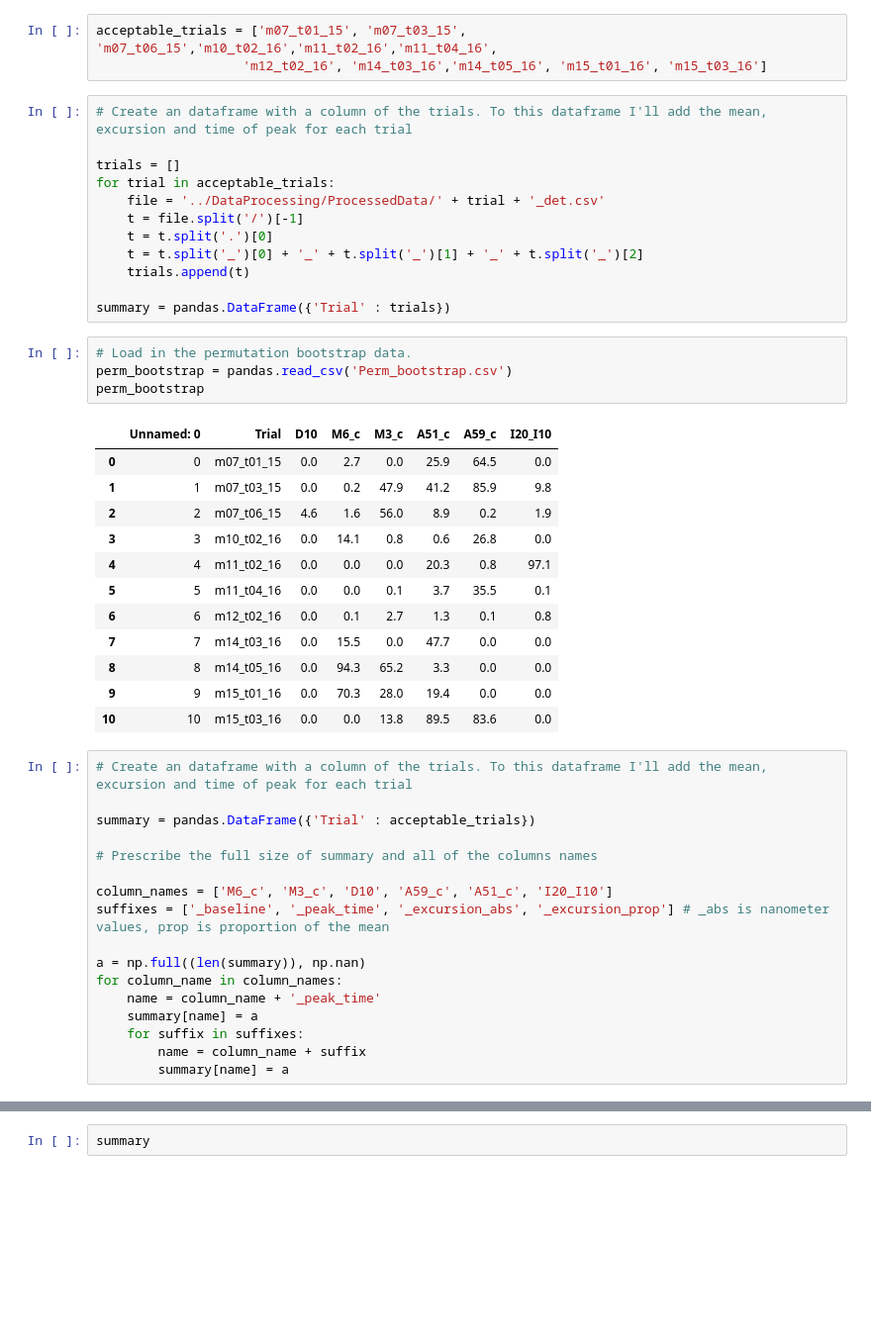
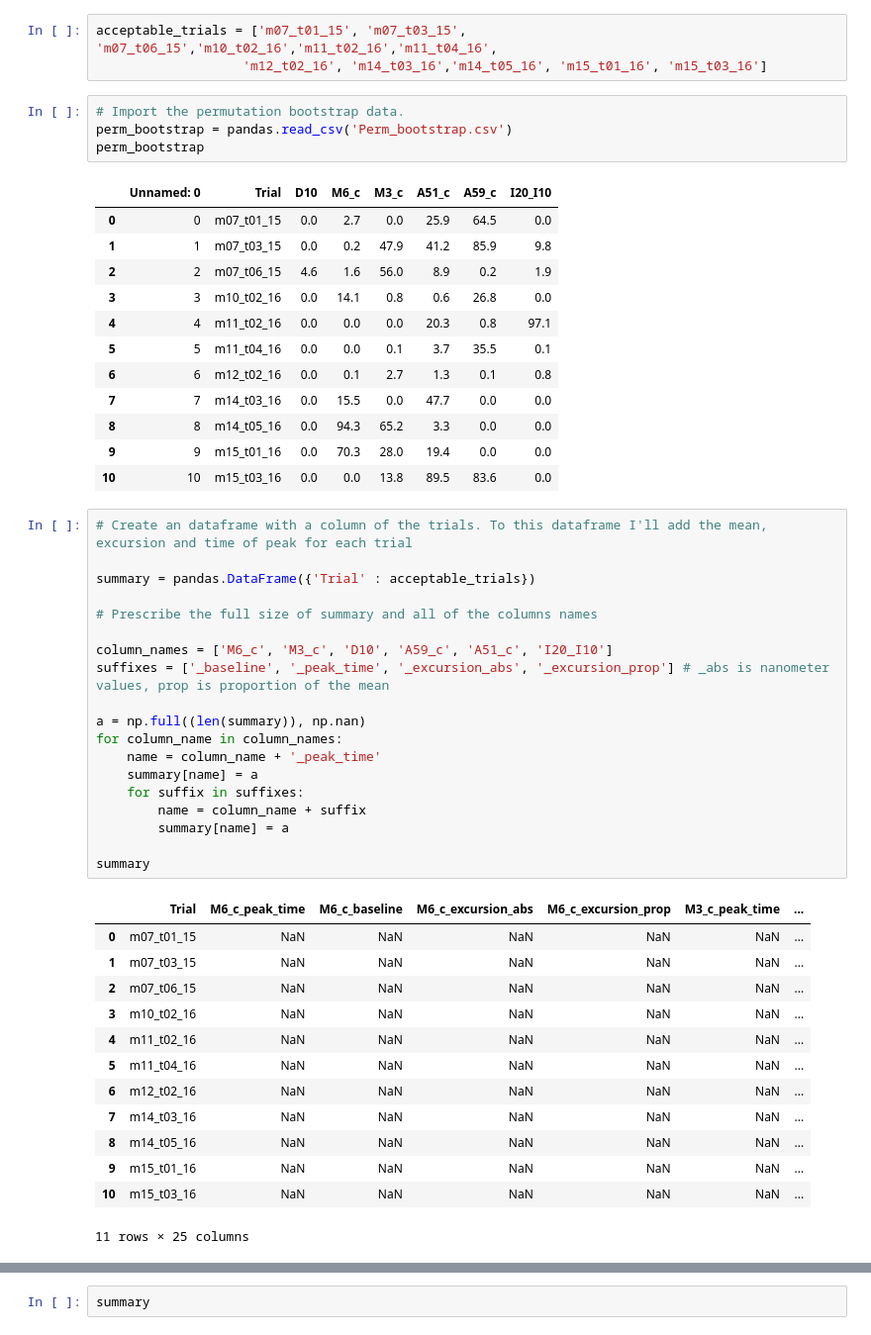
Before and after one commit to SageMay/In_vivo_Myofilament_Lattice_Kinematics, a Jupyter notebook: Analysis/Summary_DataFrame.ipynb, the cells around one changed output, grey strips where cells are left out. Shown: that part at 99% size. Saved outputs shown, nothing was run; the diff lists cells and outputs as text; blank space fills up the shorter version.

```diff
--- a/Analysis/Summary_DataFrame.ipynb
+++ b/Analysis/Summary_DataFrame.ipynb
@@ -21,20 +22,8 @@ matplotlib_axes_logger.setLevel('ERROR')
 # %%
 acceptable_trials = ['m07_t01_15', 'm07_t03_15', 'm07_t06_15','m10_t02_16','m11_t02_16','m11_t04_16',
                    'm12_t02_16', 'm14_t03_16','m14_t05_16', 'm15_t01_16', 'm15_t03_16']
-# %%
-# Create an dataframe with a column of the trials. To this dataframe I'll add the mean, excursion and time of peak for each trial
-
-trials = []
-for trial in acceptable_trials:
-    file = '../DataProcessing/ProcessedData/' + trial + '_det.csv'
-    t = file.split('/')[-1]
-    t = t.split('.')[0]
-    t = t.split('_')[0] + '_' + t.split('_')[1] + '_' + t.split('_')[2]
-    trials.append(t)
-
-summary = pandas.DataFrame({'Trial' : trials})
 # %%
-# Load in the permutation bootstrap data.
+# Import the permutation bootstrap data.
 perm_bootstrap = pandas.read_csv('Perm_bootstrap.csv')
 perm_bootstrap
 # %% [output]
@@ -53,20 +42,36 @@ perm_bootstrap
 # %%
 # Create an dataframe with a column of the trials. To this dataframe I'll add the mean, excursion and time of peak for each trial
 
 summary = pandas.DataFrame({'Trial' : acceptable_trials})
 
 # Prescribe the full size of summary and all of the columns names
 
 column_names = ['M6_c', 'M3_c', 'D10', 'A59_c', 'A51_c', 'I20_I10']
 suffixes = ['_baseline', '_peak_time', '_excursion_abs', '_excursion_prop'] # _abs is nanometer values, prop is proportion of the mean
 
 a = np.full((len(summary)), np.nan)
 for column_name in column_names:
     name = column_name + '_peak_time'
     summary[name] = a
     for suffix in suffixes:
         name = column_name + suffix
         summary[name] = a
+
+summary
+# %% [output]
+|  | Trial | M6_c_peak_time | M6_c_baseline | M6_c_excursion_abs | M6_c_excursion_prop | M3_c_peak_time | ... |
+| 0 | m07_t01_15 | NaN | NaN | NaN | NaN | NaN | ... |
+| 1 | m07_t03_15 | NaN | NaN | NaN | NaN | NaN | ... |
+| 2 | m07_t06_15 | NaN | NaN | NaN | NaN | NaN | ... |
+| 3 | m10_t02_16 | NaN | NaN | NaN | NaN | NaN | ... |
+| 4 | m11_t02_16 | NaN | NaN | NaN | NaN | NaN | ... |
+| 5 | m11_t04_16 | NaN | NaN | NaN | NaN | NaN | ... |
+| 6 | m12_t02_16 | NaN | NaN | NaN | NaN | NaN | ... |
+| 7 | m14_t03_16 | NaN | NaN | NaN | NaN | NaN | ... |
+| 8 | m14_t05_16 | NaN | NaN | NaN | NaN | NaN | ... |
+| 9 | m15_t01_16 | NaN | NaN | NaN | NaN | NaN | ... |
+| 10 | m15_t03_16 | NaN | NaN | NaN | NaN | NaN | ... |
+11 rows × 25 columns
 # %%
 means = []
 issues = []
```
Also changed, not shown: parts of 8 cells of this notebook, 19 other files.
